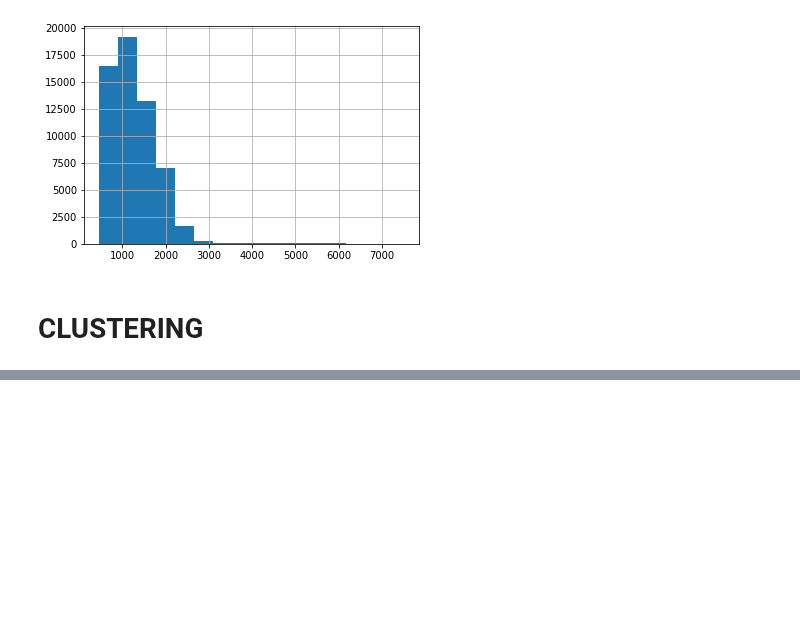
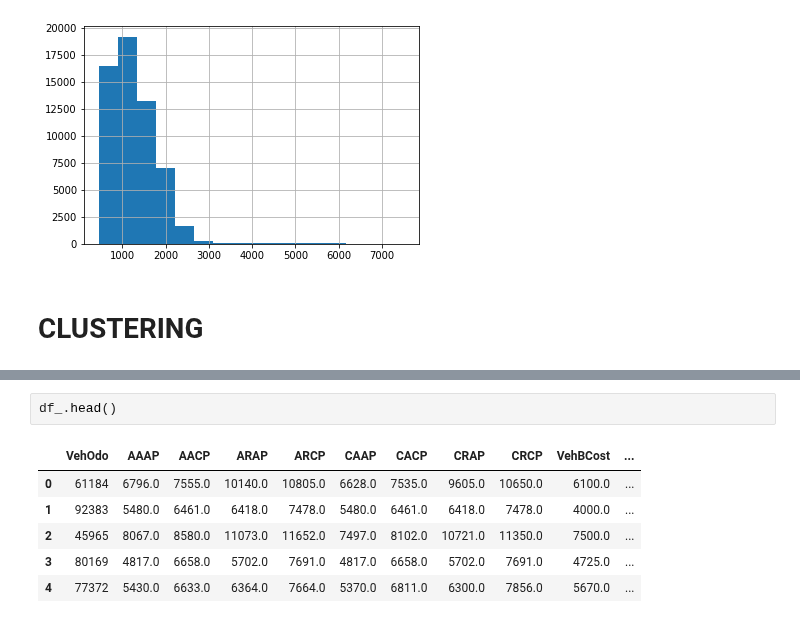
Before and after one commit to andybbruno/DataMining, a Jupyter notebook: DataUnderstanding.ipynb, the cells around one changed output, grey strips where cells are left out. Saved outputs shown, nothing was run; the diff lists cells and outputs as text; blank space fills up the shorter version.

```diff
--- a/DataUnderstanding.ipynb
+++ b/DataUnderstanding.ipynb
@@ -335,0 +366,9 @@ plt.show()
+# %%
+df_.head()
+# %% [output]
+|  | VehOdo | AAAP | AACP | ARAP | ARCP | CAAP | CACP | CRAP | CRCP | VehBCost | ... |
+| 0 | 61184 | 6796.0 | 7555.0 | 10140.0 | 10805.0 | 6628.0 | 7535.0 | 9605.0 | 10650.0 | 6100.0 | ... |
+| 1 | 92383 | 5480.0 | 6461.0 | 6418.0 | 7478.0 | 5480.0 | 6461.0 | 6418.0 | 7478.0 | 4000.0 | ... |
+| 2 | 45965 | 8067.0 | 8580.0 | 11073.0 | 11652.0 | 7497.0 | 8102.0 | 10721.0 | 11350.0 | 7500.0 | ... |
+| 3 | 80169 | 4817.0 | 6658.0 | 5702.0 | 7691.0 | 4817.0 | 6658.0 | 5702.0 | 7691.0 | 4725.0 | ... |
+| 4 | 77372 | 5430.0 | 6633.0 | 6364.0 | 7664.0 | 5370.0 | 6811.0 | 6300.0 | 7856.0 | 5670.0 | ... |
```
Also changed, not shown: parts of 16 cells of this notebook.
